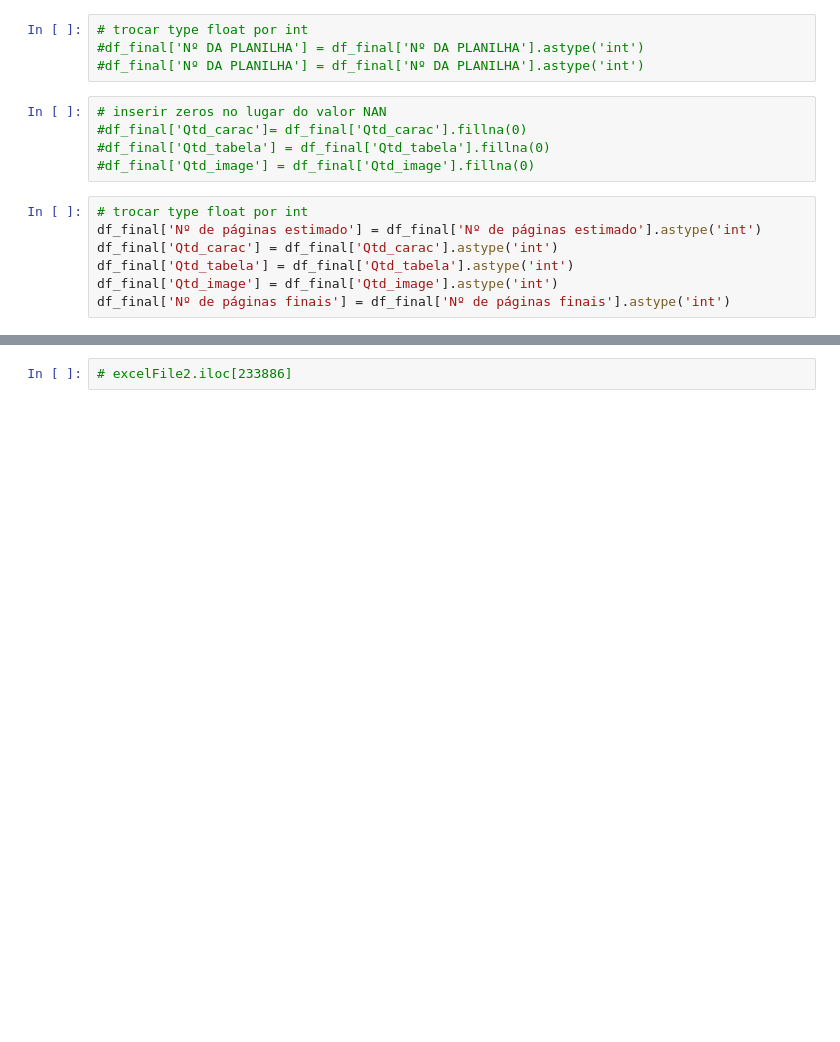
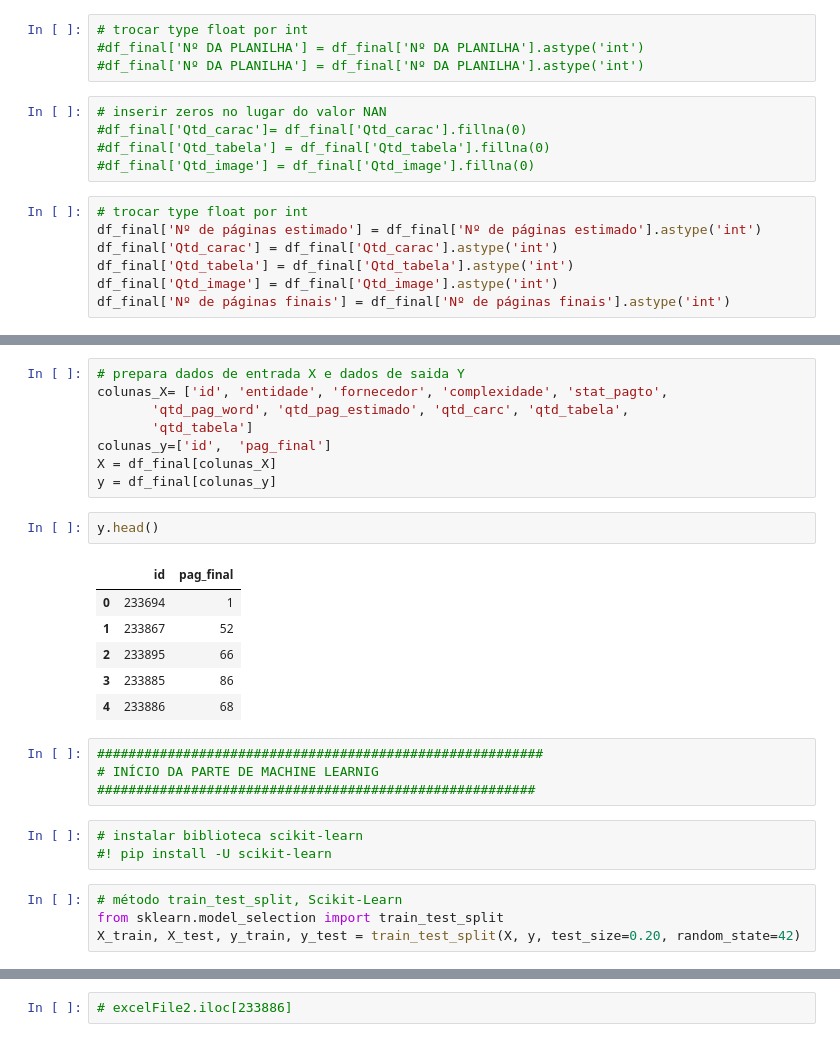
Before and after one commit to WalnerPessoa/Fluxo_Editorial, a Jupyter notebook: testes/make_table.ipynb, the cells around one changed output, grey strips where cells are left out. Cells and saved outputs as stored; diff of their text form; blank space fills up the shorter version.

```diff
--- a/testes/make_table.ipynb
+++ b/testes/make_table.ipynb
@@ -452,0 +455,28 @@ df_final
+# %%
+# prepara dados de entrada X e dados de saida Y
+colunas_X= ['id', 'entidade', 'fornecedor', 'complexidade', 'stat_pagto',
+       'qtd_pag_word', 'qtd_pag_estimado', 'qtd_carc', 'qtd_tabela',
+       'qtd_tabela']
+colunas_y=['id',  'pag_final']
+X = df_final[colunas_X]
+y = df_final[colunas_y]
+# %%
+y.head()
+# %% [output]
+|  | id | pag_final |
+| 0 | 233694 | 1 |
+| 1 | 233867 | 52 |
+| 2 | 233895 | 66 |
+| 3 | 233885 | 86 |
+| 4 | 233886 | 68 |
+# %%
+#########################################################
+# INÍCIO DA PARTE DE MACHINE LEARNIG
+########################################################
+# %%
+# instalar biblioteca scikit-learn
+#! pip install -U scikit-learn
+# %%
+# método train_test_split, Scikit-Learn
+from sklearn.model_selection import train_test_split
+X_train, X_test, y_train, y_test = train_test_split(X, y, test_size=0.20, random_state=42)
```
Also changed, not shown: parts of 12 cells of this notebook, 1 other file.
